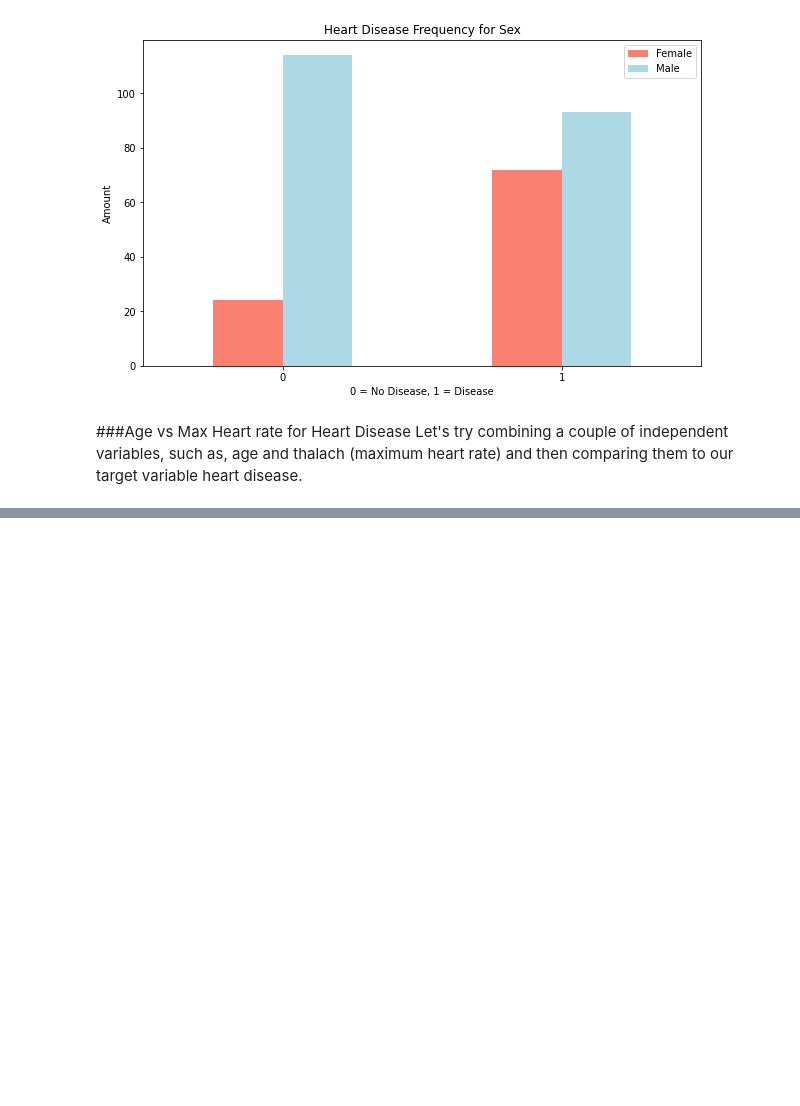
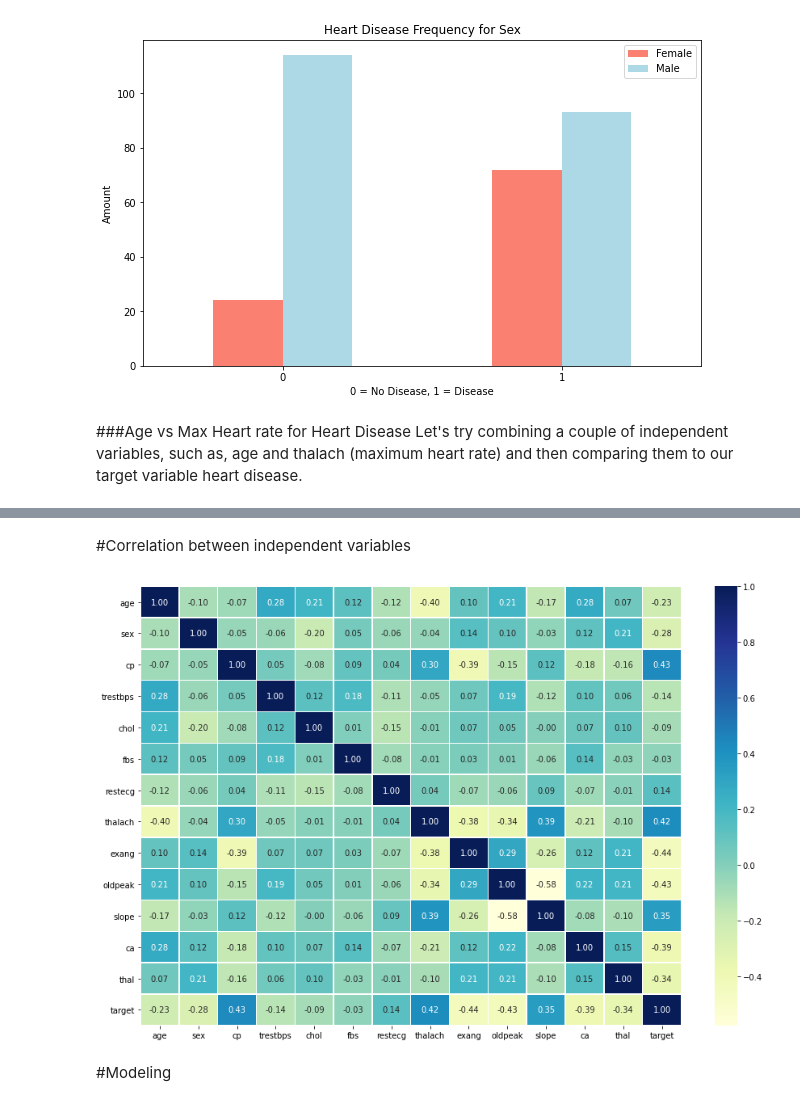
Before and after one commit to sujikathir/Heart-disease-Identification, a Jupyter notebook: HEART_DISEASE.ipynb, the cells around one changed output, grey strips where cells are left out. Drawn from its saved outputs; the diff is of its cells as text; code cells hidden in the pictures; blank space fills up the shorter version.

```diff
--- a/HEART_DISEASE.ipynb
+++ b/HEART_DISEASE.ipynb
@@ -185,0 +241,14 @@ Let's try combining a couple of independent variables, such as, age and thalach
+# %% [markdown]
+#Correlation between independent variables
+# %%
+corr_matrix = df.corr()
+plt.figure(figsize=(15, 10))
+sns.heatmap(corr_matrix,
+            annot=True,
+            linewidths=0.5,
+            fmt= ".2f",
+            cmap="YlGnBu");
+# %% [output]
+[figure, added]
+# %% [markdown]
+#Modeling
```
Also changed, not shown: parts of 76 cells of this notebook.
